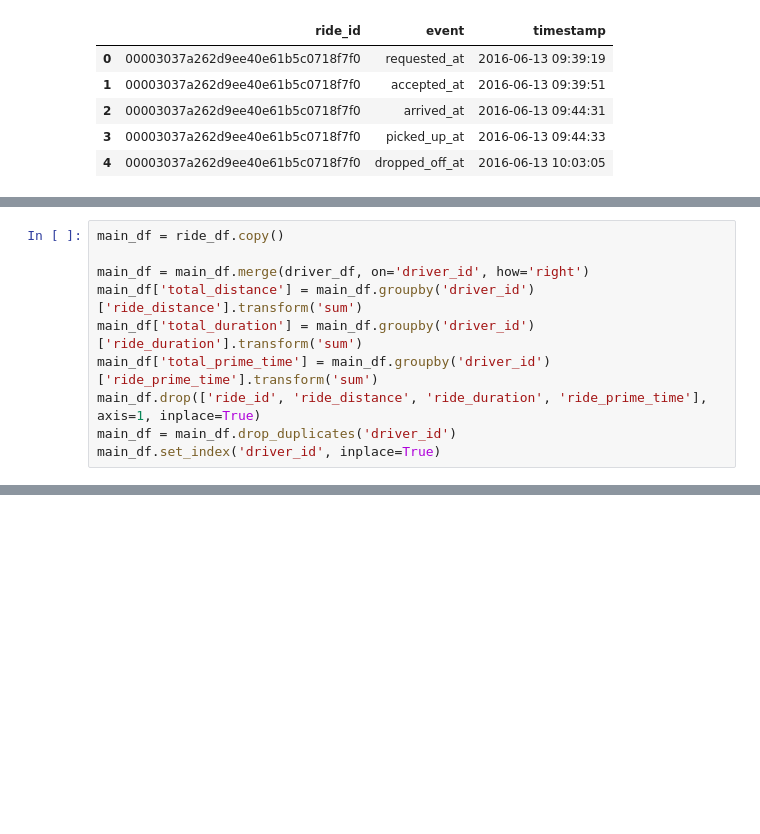
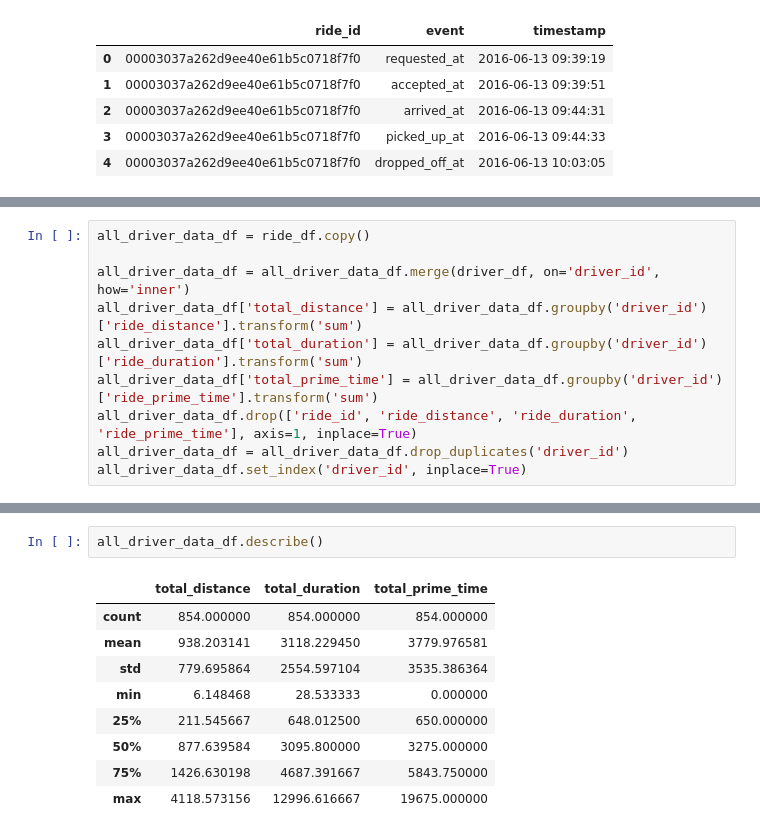
Before and after one commit to AugmentedMode/Lyft-Data-Challenge, a Jupyter notebook: Initial_insights.ipynb, the cells around one changed output, grey strips where cells are left out. Drawn from its saved outputs; the diff is of its cells as text; blank space fills up the shorter version.

```diff
--- a/Initial_insights.ipynb
+++ b/Initial_insights.ipynb
@@ -86,10 +132,10 @@ temp_df.head()
 # %%
-main_df = ride_df.copy()
+all_driver_data_df = ride_df.copy()
 
-main_df = main_df.merge(driver_df, on='driver_id', how='right')
-main_df['total_distance'] = main_df.groupby('driver_id')['ride_distance'].transform('sum')
-main_df['total_duration'] = main_df.groupby('driver_id')['ride_duration'].transform('sum')
-main_df['total_prime_time'] = main_df.groupby('driver_id')['ride_prime_time'].transform('sum')
-main_df.drop(['ride_id', 'ride_distance', 'ride_duration', 'ride_prime_time'], axis=1, inplace=True)
-main_df = main_df.drop_duplicates('driver_id')
-main_df.set_index('driver_id', inplace=True)
+all_driver_data_df = all_driver_data_df.merge(driver_df, on='driver_id', how='inner')
+all_driver_data_df['total_distance'] = all_driver_data_df.groupby('driver_id')['ride_distance'].transform('sum')
+all_driver_data_df['total_duration'] = all_driver_data_df.groupby('driver_id')['ride_duration'].transform('sum')
+all_driver_data_df['total_prime_time'] = all_driver_data_df.groupby('driver_id')['ride_prime_time'].transform('sum')
+all_driver_data_df.drop(['ride_id', 'ride_distance', 'ride_duration', 'ride_prime_time'], axis=1, inplace=True)
+all_driver_data_df = all_driver_data_df.drop_duplicates('driver_id')
+all_driver_data_df.set_index('driver_id', inplace=True)
@@ -95,0 +165,12 @@ main_df.set_index('driver_id', inplace=True)
+# %%
+all_driver_data_df.describe()
+# %% [output]
+|  | total_distance | total_duration | total_prime_time |
+| count | 854.000000 | 854.000000 | 854.000000 |
+| mean | 938.203141 | 3118.229450 | 3779.976581 |
+| std | 779.695864 | 2554.597104 | 3535.386364 |
+| min | 6.148468 | 28.533333 | 0.000000 |
+| 25% | 211.545667 | 648.012500 | 650.000000 |
+| 50% | 877.639584 | 3095.800000 | 3275.000000 |
+| 75% | 1426.630198 | 4687.391667 | 5843.750000 |
+| max | 4118.573156 | 12996.616667 | 19675.000000 |
```
Also changed, not shown: parts of 19 cells of this notebook.
